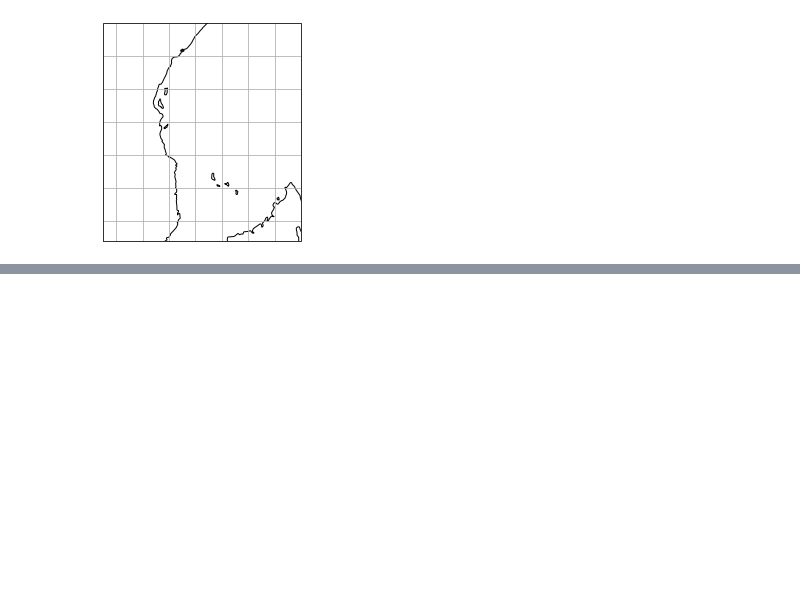
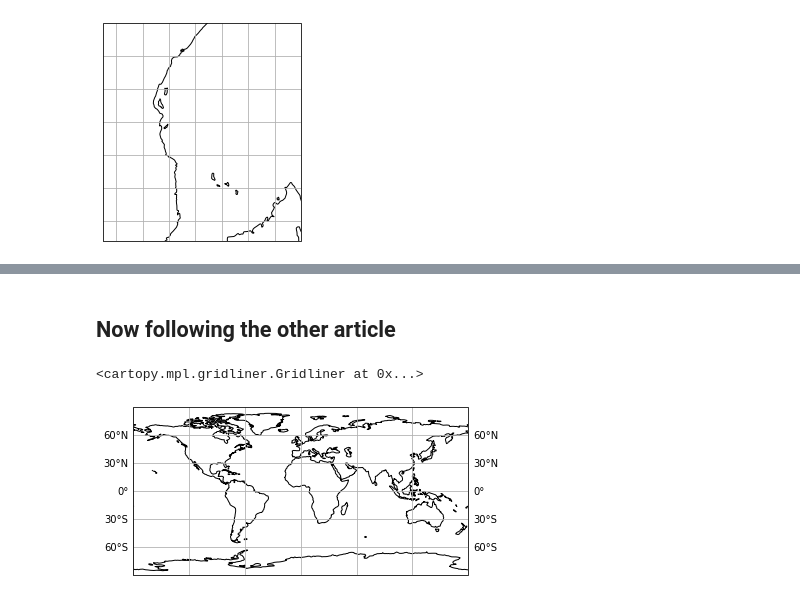
Before and after one commit to kylepollina/earthscience, a Jupyter notebook: notebooks/Cartopy Examples/Learning Cartopy.ipynb, the cells around one changed output, grey strips where cells are left out. Saved outputs shown, nothing was run; the diff lists cells and outputs as text; code cells hidden in the pictures; blank space fills up the shorter version.

```diff
--- a/notebooks/Cartopy Examples/Learning Cartopy.ipynb
+++ b/notebooks/Cartopy Examples/Learning Cartopy.ipynb
@@ -101,0 +105,9 @@ ax.gridlines(draw_labels=True, crs=crs.PlateCarree())
+# %% [markdown]
+## Now following the other article
+# %%
+fig, ax = plt.subplots(subplot_kw={'projection': ccrs.PlateCarree()})
+ax.coastlines()
+ax.gridlines(draw_labels=True)
+# %% [output]
+<cartopy.mpl.gridliner.Gridliner at 0x...>
+[figure, added]
```
Also changed, not shown: parts of 23 cells of this notebook, 6 other files.
